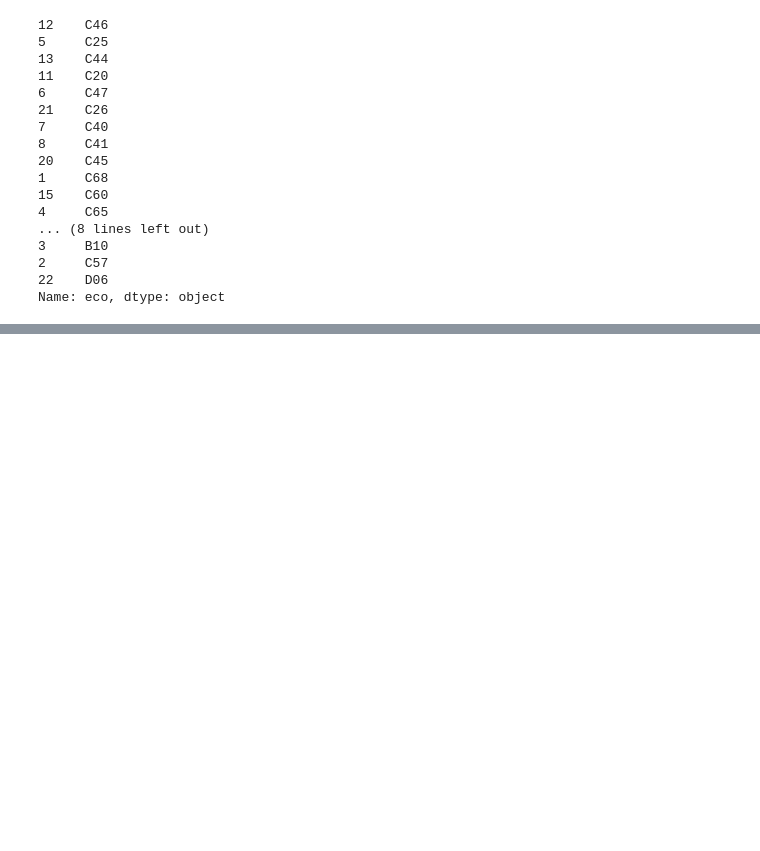
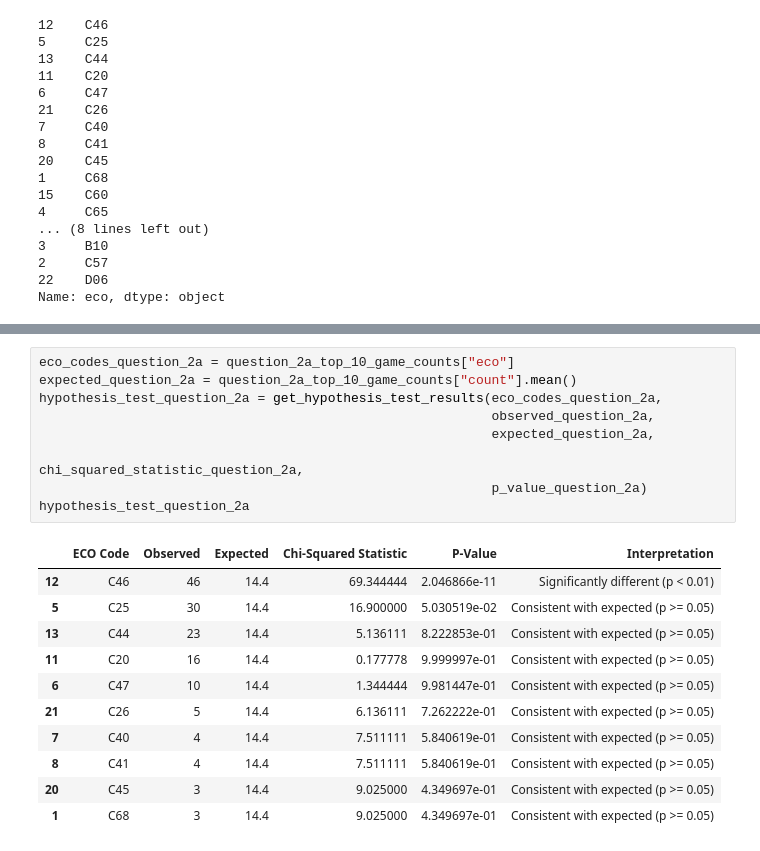
Before and after one commit to johnsonlarryl/csce-5320, a Jupyter notebook: notebooks/personal_positions.ipynb, the cells around one changed output, grey strips where cells are left out. Drawn from its saved outputs; the diff is of its cells as text; blank space fills up the shorter version.

```diff
--- a/notebooks/personal_positions.ipynb
+++ b/notebooks/personal_positions.ipynb
@@ -256,0 +380,21 @@ hypothesis_test_question_1b
+# %%
+eco_codes_question_2a = question_2a_top_10_game_counts["eco"]
+expected_question_2a = question_2a_top_10_game_counts["count"].mean()
+hypothesis_test_question_2a = get_hypothesis_test_results(eco_codes_question_2a,
+                                                          observed_question_2a,
+                                                          expected_question_2a,
+                                                          chi_squared_statistic_question_2a,
+                                                          p_value_question_2a)
+hypothesis_test_question_2a
+# %% [output]
+|  | ECO Code | Observed | Expected | Chi-Squared Statistic | P-Value | Interpretation |
+| 12 | C46 | 46 | 14.4 | 69.344444 | 2.046866e-11 | Significantly different (p < 0.01) |
+| 5 | C25 | 30 | 14.4 | 16.900000 | 5.030519e-02 | Consistent with expected (p >= 0.05) |
+| 13 | C44 | 23 | 14.4 | 5.136111 | 8.222853e-01 | Consistent with expected (p >= 0.05) |
+| 11 | C20 | 16 | 14.4 | 0.177778 | 9.999997e-01 | Consistent with expected (p >= 0.05) |
+| 6 | C47 | 10 | 14.4 | 1.344444 | 9.981447e-01 | Consistent with expected (p >= 0.05) |
+| 21 | C26 | 5 | 14.4 | 6.136111 | 7.262222e-01 | Consistent with expected (p >= 0.05) |
+| 7 | C40 | 4 | 14.4 | 7.511111 | 5.840619e-01 | Consistent with expected (p >= 0.05) |
+| 8 | C41 | 4 | 14.4 | 7.511111 | 5.840619e-01 | Consistent with expected (p >= 0.05) |
+| 20 | C45 | 3 | 14.4 | 9.025000 | 4.349697e-01 | Consistent with expected (p >= 0.05) |
+| 1 | C68 | 3 | 14.4 | 9.025000 | 4.349697e-01 | Consistent with expected (p >= 0.05) |
```
Also changed, not shown: parts of 14 cells of this notebook.
